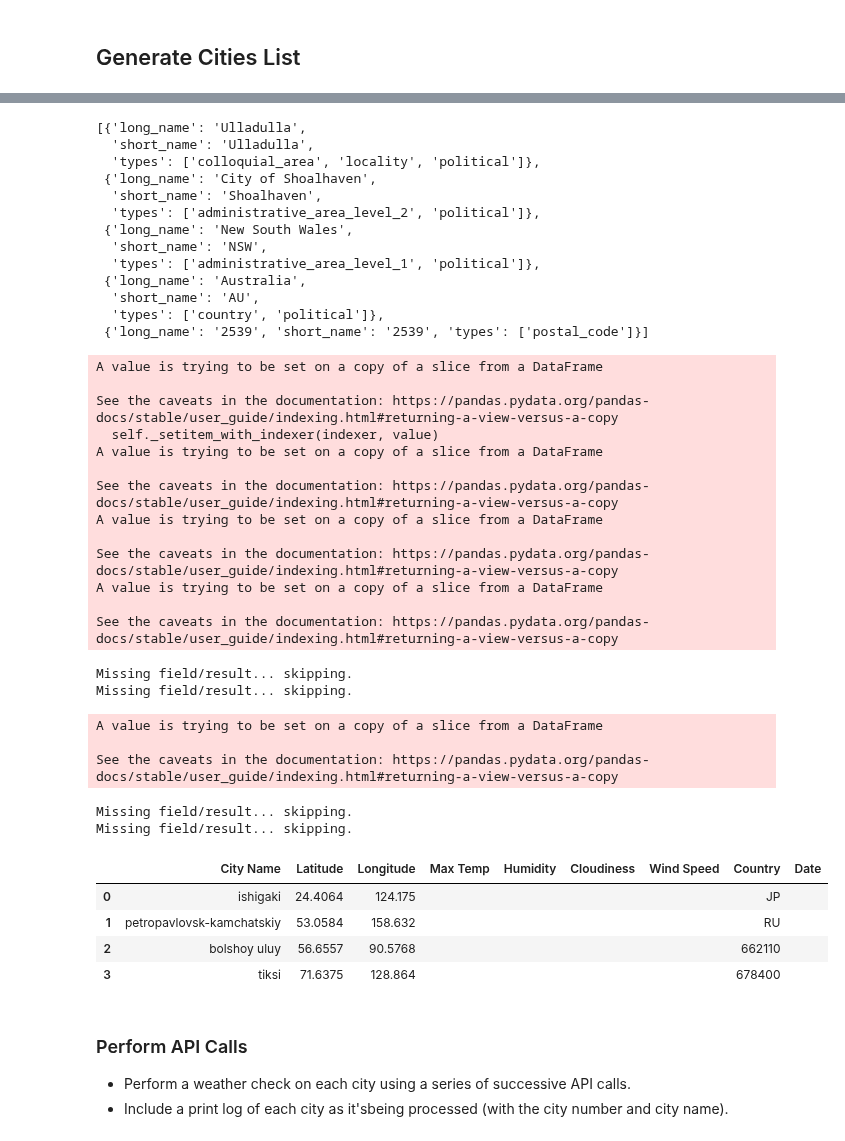
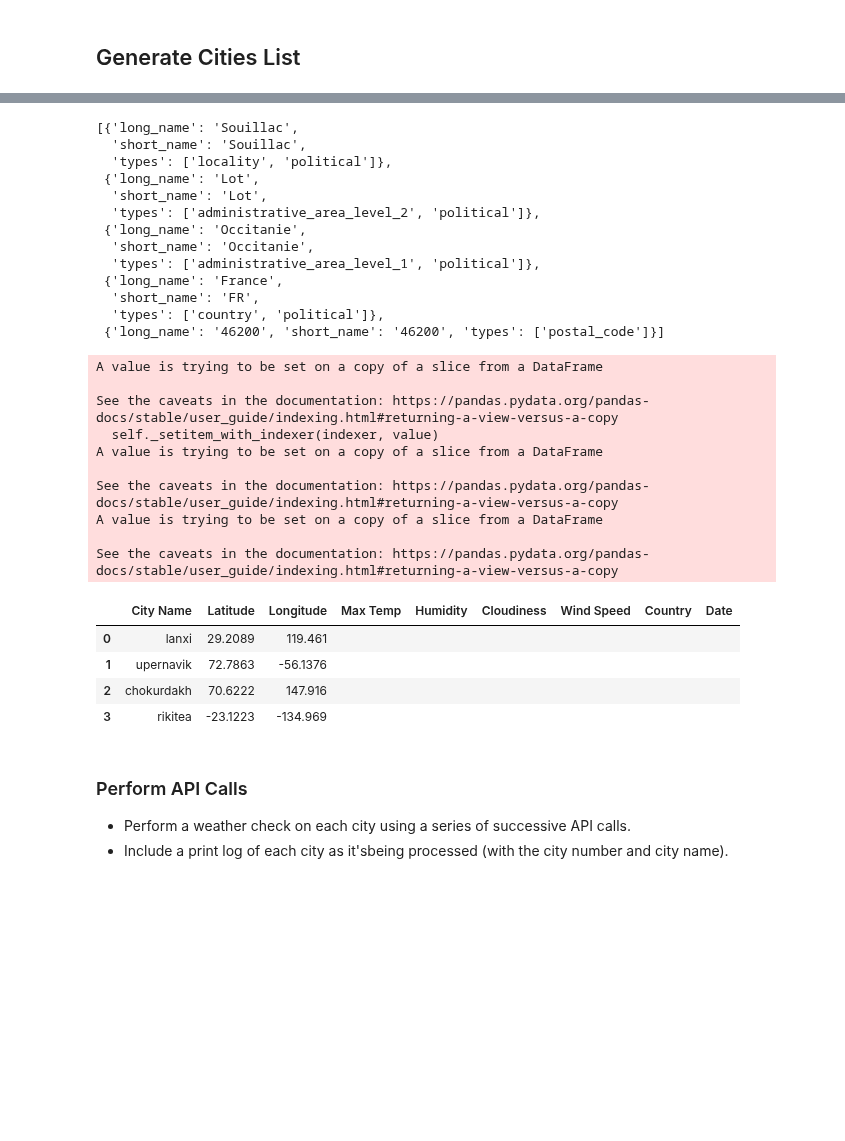
Before and after one commit to chrispope12391/Python-API-Challenge, a Jupyter notebook: WeatherPy/WeatherPy.ipynb, the cells around one changed output, grey strips where cells are left out. Cells and saved outputs as stored; diff of their text form; code cells hidden in the pictures; blank space fills up the shorter version.

```diff
--- a/WeatherPy/WeatherPy.ipynb
+++ b/WeatherPy/WeatherPy.ipynb
@@ -75,5 +75,5 @@ small_list
 # %%
-target_city = "ulladulla"
+target_city = "souillac"
 
 params = {"address": target_city, "key": g_key}
 
@@ -98,19 +98,19 @@ lng = seattle_geo["results"][0]["geometry"]["location"]["lng"]
 # print(f"{target_city}: {lat}, {lng}")
 seattle_geo['results'][0]['address_components']
 # %% [output]
-[{'long_name': 'Ulladulla',
-  'short_name': 'Ulladulla',
-  'types': ['colloquial_area', 'locality', 'political']},
- {'long_name': 'City of Shoalhaven',
-  'short_name': 'Shoalhaven',
+[{'long_name': 'Souillac',
+  'short_name': 'Souillac',
+  'types': ['locality', 'political']},
+ {'long_name': 'Lot',
+  'short_name': 'Lot',
   'types': ['administrative_area_level_2', 'political']},
- {'long_name': 'New South Wales',
-  'short_name': 'NSW',
+ {'long_name': 'Occitanie',
+  'short_name': 'Occitanie',
   'types': ['administrative_area_level_1', 'political']},
- {'long_name': 'Australia',
-  'short_name': 'AU',
+ {'long_name': 'France',
+  'short_name': 'FR',
   'types': ['country', 'political']},
- {'long_name': '2539', 'short_name': '2539', 'types': ['postal_code']}]
+ {'long_name': '46200', 'short_name': '46200', 'types': ['postal_code']}]
 # %%
 params = {"key": g_key}
 
@@ -122,50 +122,37 @@ for index, row in small_list.iterrows():
 
     # update address key value
     params['address'] = f"{city}"
 
     # make request
     cities_lat_lng = requests.get(base_url, params=params)
 
     # convert to json
     cities_lat_lng = cities_lat_lng.json()
 
     try:
         small_list.loc[index, "Latitude"] = cities_lat_lng["results"][0]["geometry"]["location"]["lat"]
         small_list.loc[index, "Longitude"] = cities_lat_lng["results"][0]["geometry"]["location"]["lng"]
-        small_list.loc[index, "Country"] = cities_lat_lng['results'][0]['address_components'][3]['short_name']
-        small_list.loc[index, "Country"] = cities_lat_lng['results'][0]['address_components'][4]['short_name']
-        small_list.loc[index, "Country"] = cities_lat_lng['results'][0]['address_components'][5]['short_name']
     except (KeyError, IndexError):
         print("Missing field/result... skipping.")
 
 # Visualize to confirm lat lng appear
 small_list
 # %% [output]
 A value is trying to be set on a copy of a slice from a DataFrame
 
 See the caveats in the documentation: https://pandas.pydata.org/pandas-docs/stable/user_guide/indexing.html#returning-a-view-versus-a-copy
   self._setitem_with_indexer(indexer, value)
 A value is trying to be set on a copy of a slice from a DataFrame
 
 See the caveats in the documentation: https://pandas.pydata.org/pandas-docs/stable/user_guide/indexing.html#returning-a-view-versus-a-copy
 A value is trying to be set on a copy of a slice from a DataFrame
 
 See the caveats in the documentation: https://pandas.pydata.org/pandas-docs/stable/user_guide/indexing.html#returning-a-view-versus-a-copy
-A value is trying to be set on a copy of a slice from a DataFrame
-
-See the caveats in the documentation: https://pandas.pydata.org/pandas-docs/stable/user_guide/indexing.html#returning-a-view-versus-a-copy
-Missing field/result... skipping.
-Missing field/result... skipping.
-A value is trying to be set on a copy of a slice from a DataFrame
-
-See the caveats in the documentation: https://pandas.pydata.org/pandas-docs/stable/user_guide/indexing.html#returning-a-view-versus-a-copy
-Missing field/result... skipping.
-Missing field/result... skipping.
 |  | City Name | Latitude | Longitude | Max Temp | Humidity | Cloudiness | Wind Speed | Country | Date |
-| 0 | ishigaki | 24.4064 | 124.175 |  |  |  |  | JP |  |
-| 1 | petropavlovsk-kamchatskiy | 53.0584 | 158.632 |  |  |  |  | RU |  |
-| 2 | bolshoy uluy | 56.6557 | 90.5768 |  |  |  |  | 662110 |  |
-| 3 | tiksi | 71.6375 | 128.864 |  |  |  |  | 678400 |  |
+| 0 | lanxi | 29.2089 | 119.461 |  |  |  |  |  |  |
+| 1 | upernavik | 72.7863 | -56.1376 |  |  |  |  |  |  |
+| 2 | chokurdakh | 70.6222 | 147.916 |  |  |  |  |  |  |
+| 3 | rikitea | -23.1223 | -134.969 |  |  |  |  |  |  |
 # %% [markdown]
 ### Perform API Calls
 * Perform a weather check on each city using a series of successive API calls.
```
Also changed, not shown: parts of 12 cells of this notebook, 2 other files.
